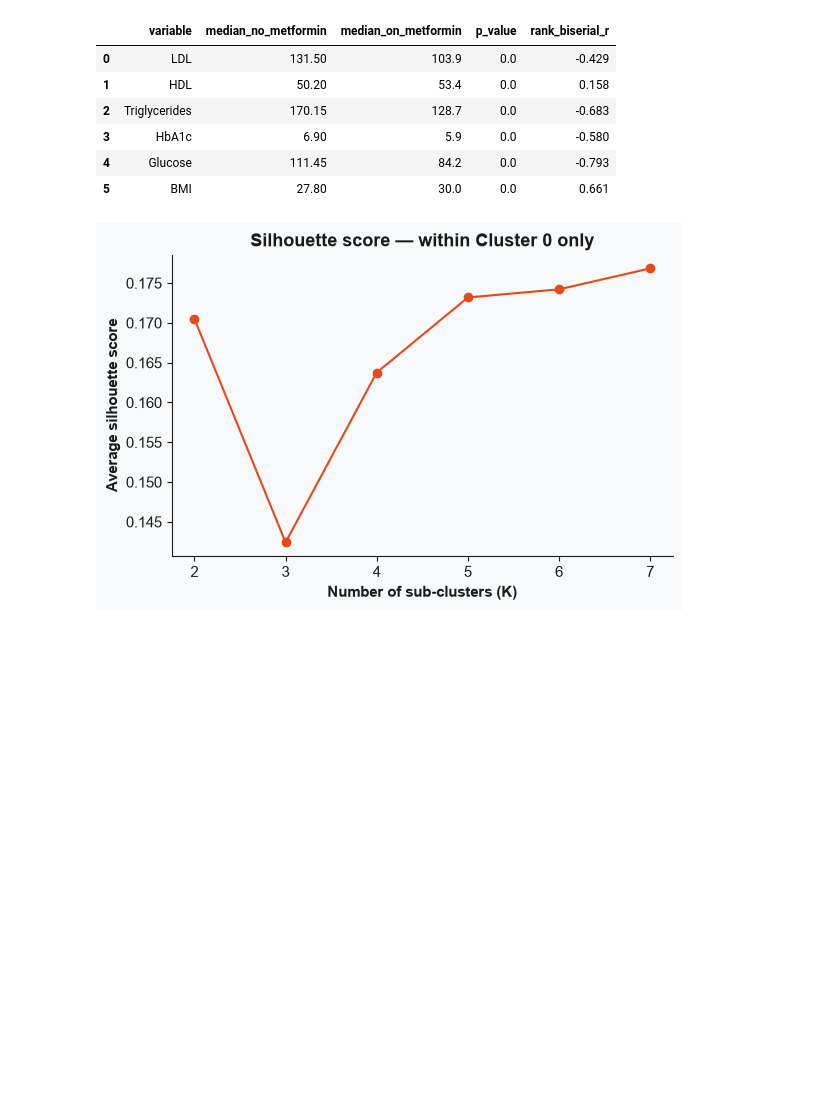
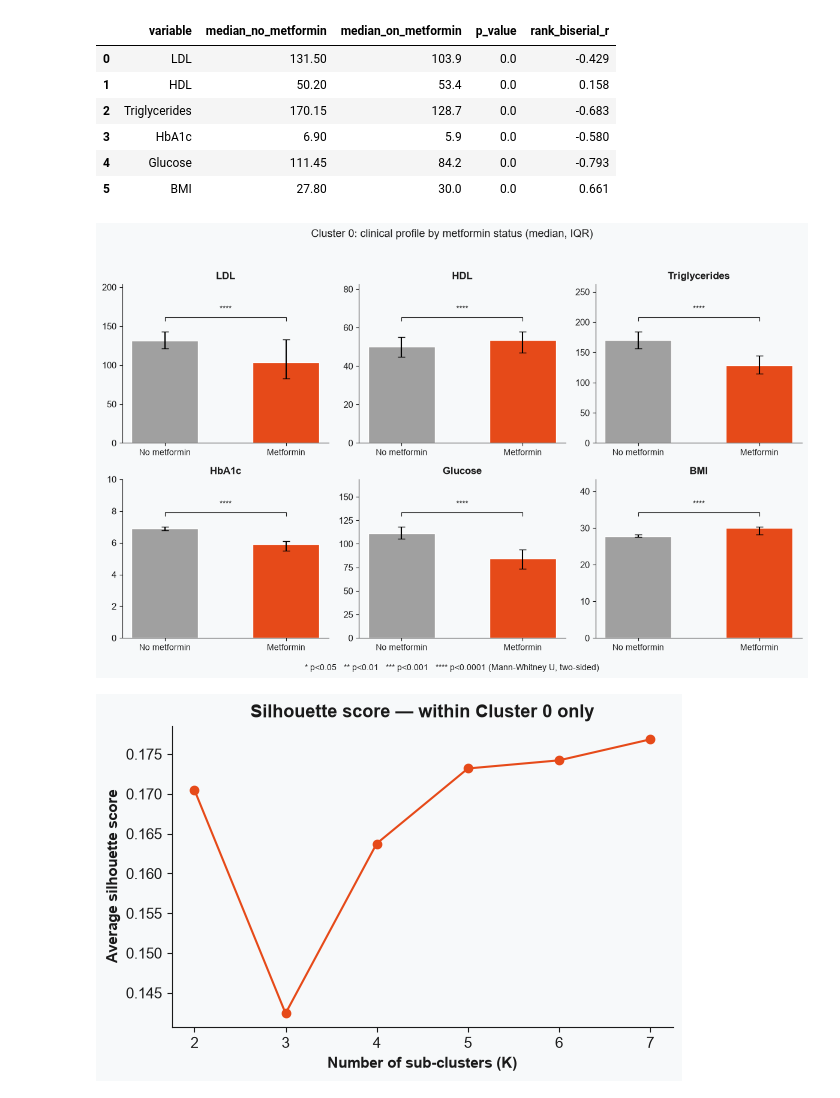
Before and after one commit to manuelcernigoj-lab/t2d-patient-subtyping, a Jupyter notebook: notebooks/03_supplementary_exploration.ipynb, the cells around one changed output. Cells and saved outputs as stored; diff of their text form; code cells hidden in the pictures; blank space fills up the shorter version.

```diff
--- a/notebooks/03_supplementary_exploration.ipynb
+++ b/notebooks/03_supplementary_exploration.ipynb
@@ -56,4 +69,64 @@ pd.DataFrame(results)
 | 3 | HbA1c | 6.90 | 5.9 | 0.0 | -0.580 |
 | 4 | Glucose | 111.45 | 84.2 | 0.0 | -0.793 |
 | 5 | BMI | 27.80 | 30.0 | 0.0 | 0.661 |
+# %%
+# [Step 2a] Visual comparison of clinical profile by metformin status (Cluster 0)
+# same variables and order as the Step 2 Mann-Whitney table
+continuous_vars = ["LDL", "HDL", "Triglycerides", "HbA1c", "Glucose", "BMI"]
+
+
+def p_to_stars(p):
+    """Map a p-value to conventional significance star notation."""
+    if p < 0.0001:
+        return "****"
+    if p < 0.001:
+        return "***"
+    if p < 0.01:
+        return "**"
+    if p < 0.05:
+        return "*"
+    return "ns"
+
+
+def add_significance_bracket(ax, x1, x2, y, label):
+    """Draw a horizontal bracket between two bars with a centered label above it."""
+    ax.plot([x1, x1, x2, x2], [y, y * 1.03, y * 1.03, y], color=COLOR_DARK, lw=0.8)
+    ax.text((x1 + x2) / 2, y * 1.06, label, ha="center", va="bottom", fontsize=10)
+
+
+fig, axes = plt.subplots(2, 3, figsize=(12, 7))
+
+for var, ax in zip(continuous_vars, axes.flat):
+    group0 = cluster0.loc[cluster0["on_metformin"] == 0, var]
+    group1 = cluster0.loc[cluster0["on_metformin"] == 1, var]
+
+    # median + IQR as error bars, consistent with the rank-based test below
+    med = [group0.median(), group1.median()]
+    q25 = [group0.quantile(0.25), group1.quantile(0.25)]
+    q75 = [group0.quantile(0.75), group1.quantile(0.75)]
+    err_lower = [m - q for m, q in zip(med, q25)]
+    err_upper = [q - m for q, m in zip(q75, med)]
+
+    _, p_value = mannwhitneyu(group0, group1, alternative="two-sided")
+
+    ax.bar([0, 1], med, yerr=[err_lower, err_upper], capsize=4,
+           color=[COLOR_GRAY, ACCENT], width=0.55)
+    ax.set_xticks([0, 1])
+    ax.set_xticklabels(["No metformin", "Metformin"], fontsize=10)
+    ax.set_title(var, fontsize=12)
+    sns.despine(ax=ax)
+
+    bracket_y = max(q75) * 1.1
+    ax.set_ylim(top=bracket_y * 1.3)
+    add_significance_bracket(ax, 0, 1, bracket_y, p_to_stars(p_value))
+
+fig.suptitle("Cluster 0: clinical profile by metformin status (median, IQR)", y=1.03)
+fig.text(0.5, -0.02,
+          "* p<0.05   ** p<0.01   *** p<0.001   **** p<0.0001 (Mann-Whitney U, two-sided)",
+          ha="center", fontsize=10, color=COLOR_DARK)
+
+plt.tight_layout()
+plt.show()
+# %% [output]
+[figure, added]
 # %%
```
Also changed, not shown: parts of 12 cells of this notebook.
